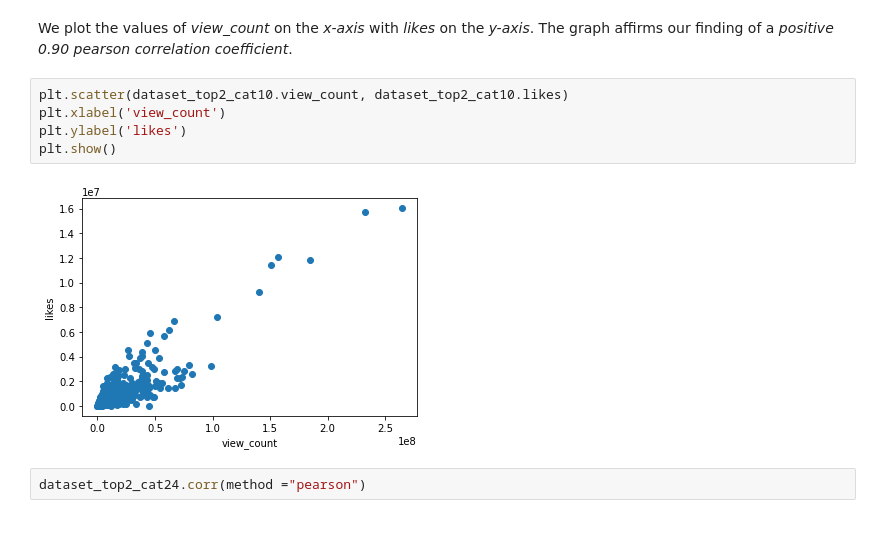
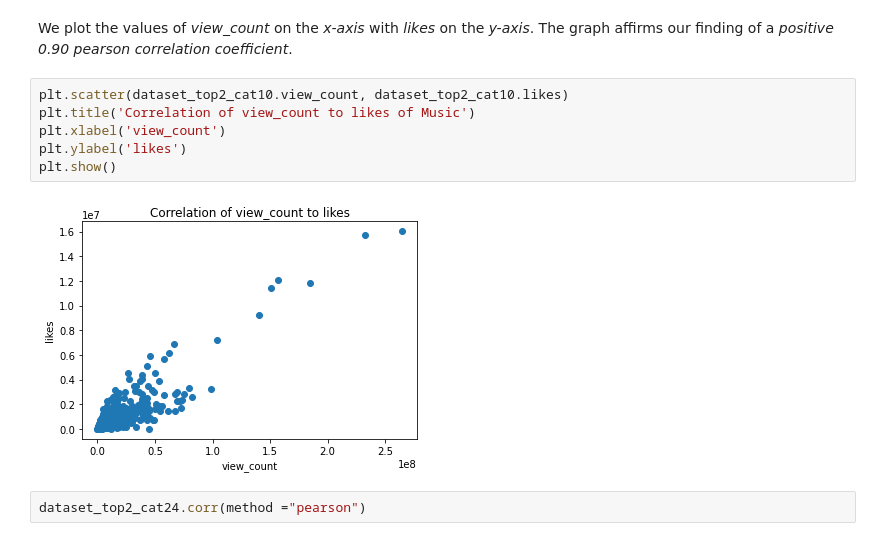
Before and after one commit to kether82/Project-1, a Jupyter notebook: Untitled0.ipynb, the cells around one changed output. Drawn from its saved outputs; the diff is of its cells as text.

```diff
--- a/Untitled0.ipynb
+++ b/Untitled0.ipynb
@@ -254,11 +306,12 @@ dataset_top2_cat10.corr(method = "pearson")
 We plot the values of *view_count* on the *x-axis* with *likes* on the *y-axis*. The graph affirms our finding of a *positive 0.90 pearson correlation coefficient*.
 # %%
 plt.scatter(dataset_top2_cat10.view_count, dataset_top2_cat10.likes)
+plt.title('Correlation of view_count to likes of Music')
 plt.xlabel('view_count')
 plt.ylabel('likes')
 plt.show()
 # %% [output]
-[figure, old version]
+[figure, new version]
 # %%
 dataset_top2_cat24.corr(method ="pearson")
 # %% [output]
```
Also changed, not shown: parts of 16 cells of this notebook.
